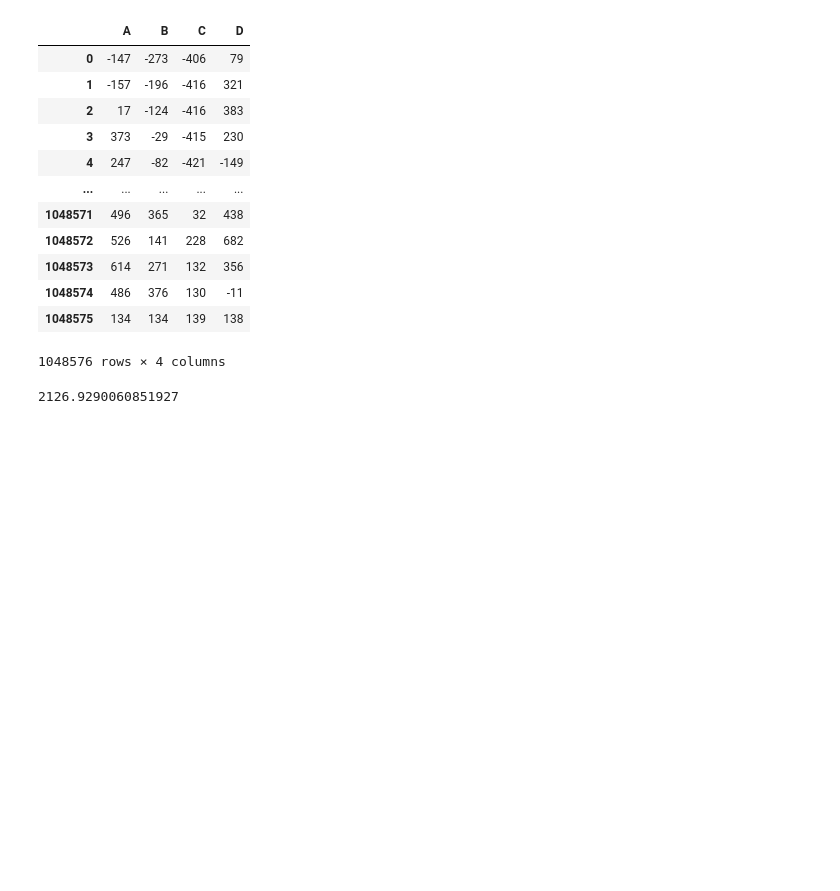
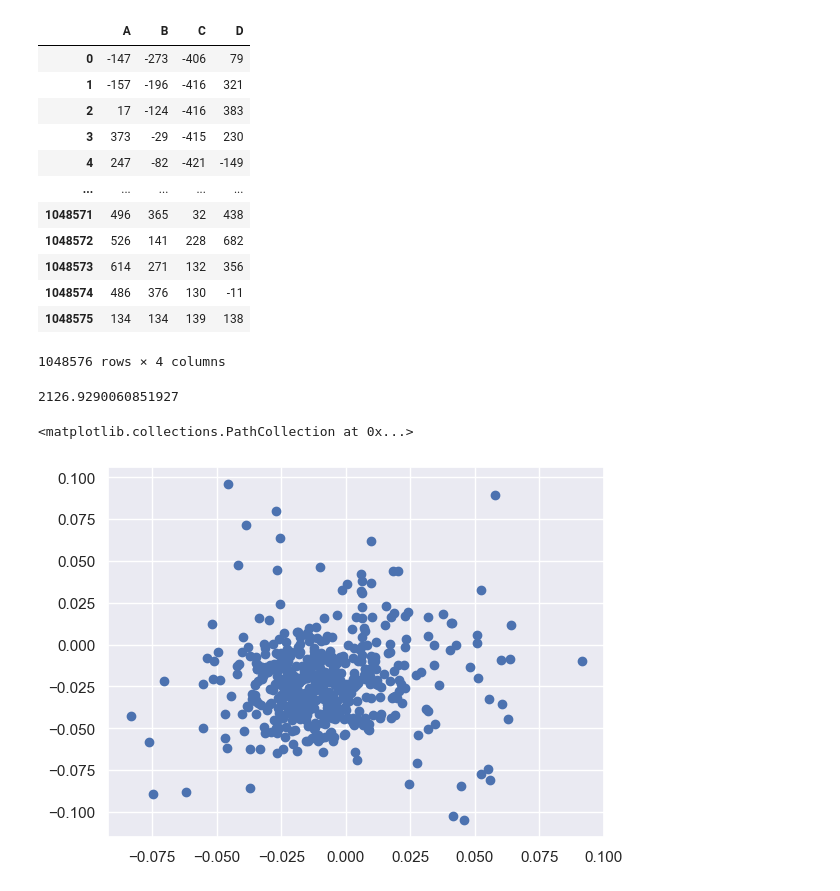
Before and after one commit to settlermine/jinr_practice, a Jupyter notebook: main.ipynb, the cells around one changed output. Drawn from its saved outputs; the diff is of its cells as text; code cells hidden in the pictures; blank space fills up the shorter version.

Commit message:
Добавлена функция, для нахождения координат центра масс

```diff
--- a/main.ipynb
+++ b/main.ipynb
@@ -49,6 +49,43 @@ def find_period_length_fft(data: np.ndarray, **kwargs) -> float:
     # Нахождение длины периода, путем деления длины исходных данных на индекс максимального значения
     period = len(data)/idx
     return period
+# %%
+def get_mass_center_positions(summary_resonace: np.ndarray, difference_resonance: np.ndarray, period_length: float) -> np.ndarray:
+    """Фукнция для вычисления координат центра масс по заданным суммарным и разностным резонансом для одной из осей.
+
+    Args:
+        summary_resonace (np.ndarray): Вектор суммарных резонансов по одной из осей.
+        difference_resonance (np.ndarray): Вектор разностных резонансов по той же самой оси.
+        period_length (float): Длина периода. Может быть дробной.
+
+    Returns:
+        np.ndarray: Вектор со значениями координаты центра масс для каждого из периодов по заданной оси.
+    """
+
+    # Вычисление общего количества периодов
+    number_of_periods = int(len(summary_resonace) / period_length)
+    # Задания вектора, с количеством элементов, равным числу периодов, для хранения полученных координат. Изначально заполнен нулями
+    mass_center_positions = np.zeros(number_of_periods)
+
+    # Запускаем цикл от 0 до number_of_periods-1 включительно с шагом 1. Грубо говоря, этим циклом мы пробегаемся по всем периодам
+    for i in range(number_of_periods):
+
+        # Находим срез, соответсвующий текущему периоду, для векторов summary_resonance и difference_resonance.
+        # ВАЖНАЯ ДЕТАЛЬ. В данном случае, вручную задается тип int64, так как происходит переполнение изначального типа int16 при возведении значений в квадрат
+        summary_resonance_period_slice = np.array(summary_resonace, 'int64')[int(i*period_length): int((i+1)*period_length)]
+        difference_resonance_period_slice = np.array(difference_resonance, 'int64')[int(i*period_length): int((i+1)*period_length)]
+
+        # Вычисление промежуточных параметров. Автор не особо осведомлен об их природе, поэтому тут могут потребоваться дополнительные пояснения
+        m_11 = float(np.sum(summary_resonance_period_slice**2))
+        m_12 = float(np.sum(summary_resonance_period_slice))
+
+        y_1 = float(summary_resonance_period_slice @ difference_resonance_period_slice)
+        y_2 = float(np.sum(difference_resonance_period_slice))
+
+        # Вычисление значения координаты центра масс для текущего периода. Добавление ее в итоговый вектор
+        mass_center_positions[i] = ((m_12 * y_2) - (np.floor(period_length) * y_1)) / (m_12 ** 2 - m_11 * np.floor(period_length))
+
+    return mass_center_positions
 # %%
 offset = 8 * 6300 // 2 // 4
 len_data = 4 * 1024**2 // 4
@@ -79,3 +116,11 @@ period = find_period_length_fft(sx)
 period
 # %% [output]
 2126.9290060851927
+# %%
+sns.set_theme()
+x = get_mass_center_positions(sx, deltax, period)
+y = get_mass_center_positions(sy, deltay, period)
+plt.scatter(x, y)
+# %% [output]
+<matplotlib.collections.PathCollection at 0x...>
+[figure, added]
```
Also changed, not shown: parts of 1 cell of this notebook.
